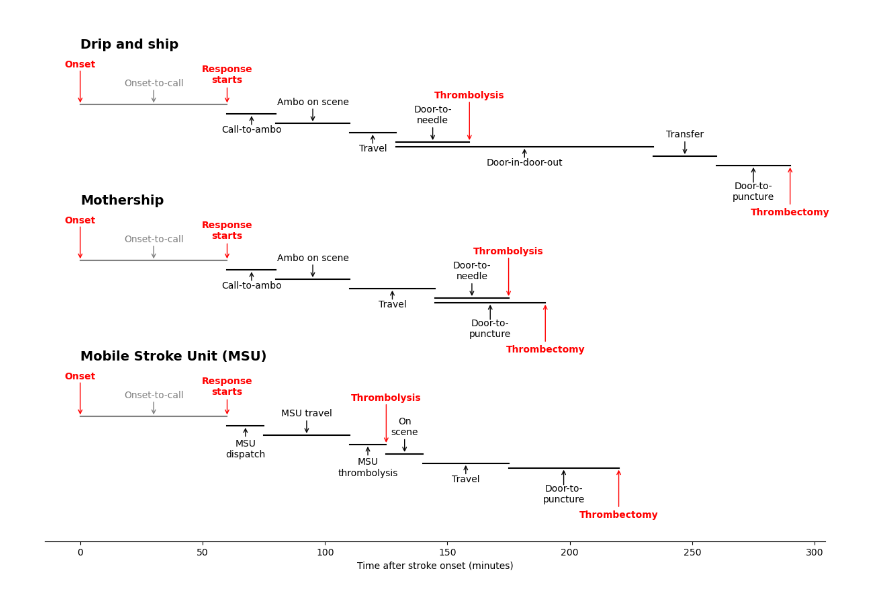
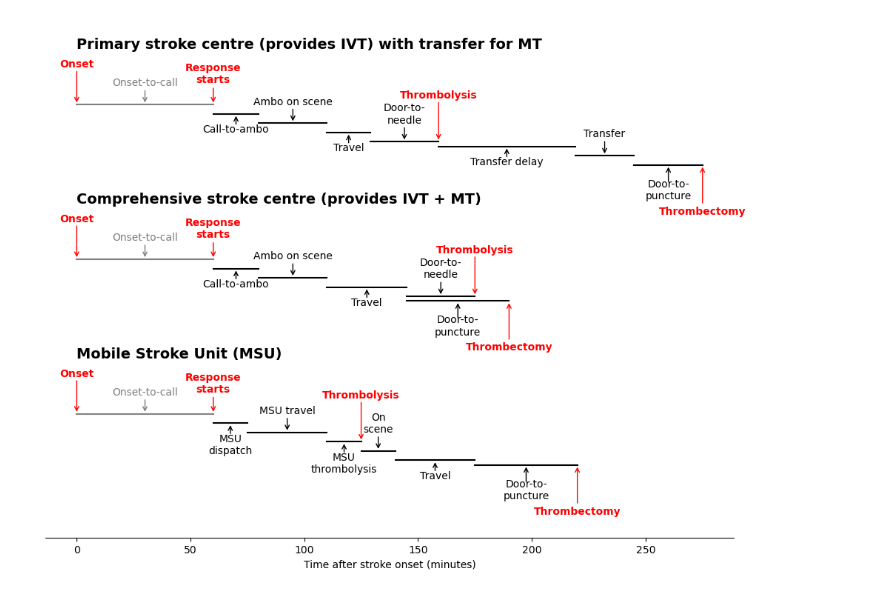
Before and after one commit to stroke-modelling/muster2, a Jupyter notebook: images/make_process_diagram.ipynb, the cells around one changed output. Cells and saved outputs as stored; diff of their text form; code cells hidden in the pictures.

Commit message:
Update diagrams

```diff
--- a/images/make_process_diagram.ipynb
+++ b/images/make_process_diagram.ipynb
@@ -13,7 +13,7 @@ drip_ship = {
     'ambo_on_scene': 30,
     'travel': 19,
     'door_to_needle': 30,
-    'door_in_door_out': 105,
+    'net_process_delay': 60,
     'transfer': 26,
     'door_to_puncture': 30
 }
@@ -40,7 +40,7 @@ mobile_stroke_unit = {
 minor_offset = 0.15
 
 
-fig = plt.figure(figsize=(15, 10))
+fig = plt.figure(figsize=(12, 9))
 ax = fig.add_subplot(111)
 ax.set_ylim(0, 8.3)
 
@@ -49,7 +49,7 @@ x1 = 0
 y = 7
 text_offset = 0.3
 # Add title on top left
-ax.text(0, y+0.9, 'Drip and ship', fontsize=14, fontweight='bold')
+ax.text(0, y+0.9, 'Primary stroke centre (provides IVT) with transfer for MT', fontsize=14, fontweight='bold')
 ax.annotate('', xy=(x1, y), xytext=(x1, y+0.57), arrowprops=dict(color='red', arrowstyle='->'))
 ax.text(x1, y+0.6, 'Onset', horizontalalignment='center', color='red', fontweight='bold')
 # Onset-to-call
@@ -95,13 +95,13 @@ ax.text((x1+x2)/2, y+text_offset, 'Door-to-\nneedle', horizontalalignment='cente
 ax.annotate('', xy=(x2, y), xytext=(x2, y+0.67), arrowprops=dict(color='red', arrowstyle='->'))
 ax.text(x2, y+0.7, 'Thrombolysis', horizontalalignment='center', color='red', fontweight='bold')
 # Door in door out
-#x1 = x2
-x2 = x1 + drip_ship['door_in_door_out']
+x1 = x2
+x2 = x1 + drip_ship['net_process_delay']
 y -= minor_offset/2
 mid_point = (x1+x2)/2
 ax.plot([x1, x2], [y, y], 'k-')
 ax.annotate('', xy=(mid_point, y), xytext=(mid_point, y-text_offset+0.1), arrowprops=dict(facecolor='black', arrowstyle='->'))
-ax.text((x1+x2)/2, y-text_offset, 'Door-in-door-out', horizontalalignment='center')
+ax.text((x1+x2)/2, y-text_offset, 'Transfer delay', horizontalalignment='center')
 # Transfer
 x1 = x2
 x2 = x1 + drip_ship['transfer']
@@ -126,7 +126,7 @@ ax.text(x2, y+-.8, 'Thrombectomy', horizontalalignment='center', color='red', fo
 x1 = 0
 y = 4.5
 # Add title on top left
-ax.text(0, y+0.9, 'Mothership', fontsize=14, fontweight='bold')
+ax.text(0, y+0.9, 'Comprehensive stroke centre (provides IVT + MT)', fontsize=14, fontweight='bold')
 ax.annotate('', xy=(x1, y), xytext=(x1, y+0.57), arrowprops=dict(color='red', arrowstyle='->'))
 ax.text(x1, y+0.6, 'Onset', horizontalalignment='center', color='red', fontweight='bold')
 # Onset-to-call
@@ -240,32 +240,32 @@ ax.plot([x1, x2], [y, y], 'k-')
 ax.annotate('', xy=(mid_point, y), xytext=(mid_point, y-text_offset+0.1), arrowprops=dict(facecolor='black', arrowstyle='->'))
 ax.text((x1+x2)/2, y-text_offset, 'Travel', horizontalalignment='center')
 # Door to puncture
 x1 = x2
 x2 = x1 + mobile_stroke_unit['door_to_puncture']
 y -= minor_offset/2
 mid_point = (x1+x2)/2
 ax.plot([x1, x2], [y, y], 'k-')
 ax.annotate('', xy=(mid_point, y), xytext=(mid_point, y-(text_offset)), arrowprops=dict(facecolor='black', arrowstyle='->'))
 ax.text((x1+x2)/2, y-(text_offset+0.25), 'Door-to-\npuncture', horizontalalignment='center')
 ax.annotate('', xy=(x2, y), xytext=(x2, y+-.65), arrowprops=dict(color='red', arrowstyle='->'))
 ax.text(x2, y+-.8, 'Thrombectomy', horizontalalignment='center', color='red', fontweight='bold')
 
 
 
 ax.set_xlabel('Time after stroke onset (minutes)')
 
 
 
 # Remove the y axis
 ax.yaxis.set_visible(False)
 # Remove the box around the plot
 ax.spines[['top', 'left', 'right']].set_visible(False)
 
 #ax.set_title('Examples of stroke treatment pathways', fontsize=18, fontweight='bold')
 
 # Save as jpg
-plt.savefig('stroke_treatment.jpg', format='jpg', dpi=300, bbox_inches='tight', pad_inches=0.2)
+plt.savefig('stroke_treatment.jpg', format='jpg', dpi=300, bbox_inches='tight', pad_inches=0.1)
 
 plt.show()
 # %% [output]
-[figure, old version]
+[figure, new version]
```
Also changed, not shown: 6 other files.
